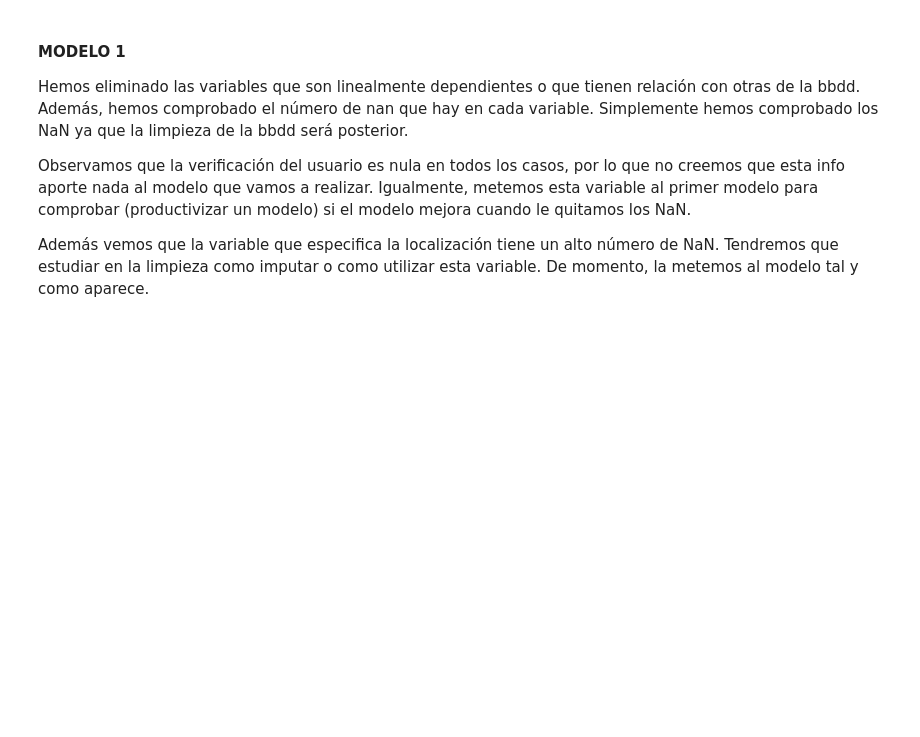
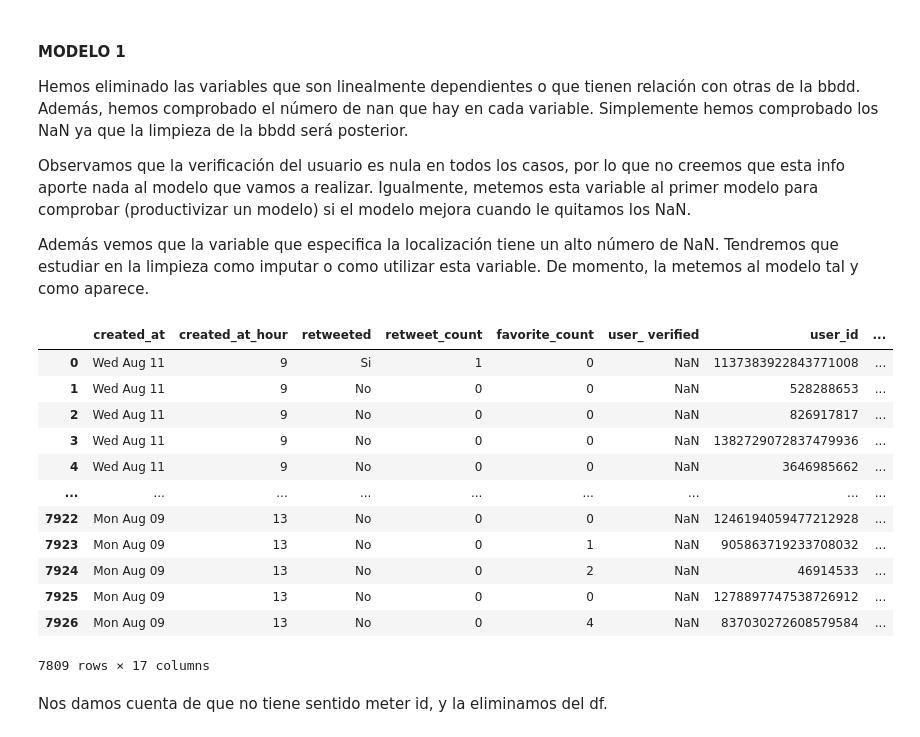
Before and after one commit to marinovik/TFM, a Jupyter notebook: Modelos_v0_20210820.ipynb, the cells around one changed output. Saved outputs shown, nothing was run; the diff lists cells and outputs as text; code cells hidden in the pictures; blank space fills up the shorter version.

```diff
--- a/Modelos_v0_20210820.ipynb
+++ b/Modelos_v0_20210820.ipynb
@@ -253,3 +241,3 @@ cols
 # %%
 # Cambio el tipo a categoría
-df_limpio[cols.keys()] = df_limpio.select_dtypes(['object']).apply(lambda x: x.astype('category'))
+# df_limpio[cols.keys()] = df_limpio.select_dtypes(['object']).apply(lambda x: x.astype('category'))
@@ -295,0 +307,5 @@ dtype: int64
+# %%
+# Cambio is_reply a una variable binaria (Si reply o No o Uber, porque nos interesa)
+
+cond1 = df_limpio['is_reply'].isin(['No','Uber_Support','Uber'])
+df_limpio['is_reply'] = df_limpio['is_reply'].where(cond1,'Si')
@@ -295,0 +349,6 @@ dtype: int64
+# %%
+# Creamos 5 categorías, las 4 más representadas y 'Otros'
+# Uno categorías Uber_support y Uber
+cond3 = df_limpio['source_device'].isin(['Twitter for iPhone','Twitter for Android',
+                                         'Twitter Web App','Sprinklr'])
+df_limpio['source_device'] = df_limpio['source_device'].where(cond3,'Otro')
@@ -301,3 +407,21 @@ Hemos eliminado las variables que son linealmente dependientes o que tienen rela
 Observamos que la verificación del usuario es nula en todos los casos, por lo que no creemos que esta info aporte nada al modelo que vamos a realizar. Igualmente, metemos esta variable al primer modelo para comprobar (productivizar un modelo) si el modelo mejora cuando le quitamos los NaN.
 
 Además vemos que la variable que especifica la localización tiene un alto número de NaN. Tendremos que estudiar en la limpieza como imputar o como utilizar esta variable. De momento, la metemos al modelo tal y como aparece.
+# %%
+df_limpio
+# %% [output]
+|  | created_at | created_at_hour | retweeted | retweet_count | favorite_count | user_ verified | user_id | ... |
+| 0 | Wed Aug 11 | 9 | Si | 1 | 0 | NaN | 1137383922843771008 | ... |
+| 1 | Wed Aug 11 | 9 | No | 0 | 0 | NaN | 528288653 | ... |
+| 2 | Wed Aug 11 | 9 | No | 0 | 0 | NaN | 826917817 | ... |
+| 3 | Wed Aug 11 | 9 | No | 0 | 0 | NaN | 1382729072837479936 | ... |
+| 4 | Wed Aug 11 | 9 | No | 0 | 0 | NaN | 3646985662 | ... |
+| ... | ... | ... | ... | ... | ... | ... | ... | ... |
+| 7922 | Mon Aug 09 | 13 | No | 0 | 0 | NaN | 1246194059477212928 | ... |
+| 7923 | Mon Aug 09 | 13 | No | 0 | 1 | NaN | 905863719233708032 | ... |
+| 7924 | Mon Aug 09 | 13 | No | 0 | 2 | NaN | 46914533 | ... |
+| 7925 | Mon Aug 09 | 13 | No | 0 | 0 | NaN | 1278897747538726912 | ... |
+| 7926 | Mon Aug 09 | 13 | No | 0 | 4 | NaN | 837030272608579584 | ... |
+7809 rows × 17 columns
+# %% [markdown]
+Nos damos cuenta de que no tiene sentido meter id, y la eliminamos del df.
```
Also changed, not shown: parts of 54 cells of this notebook.
